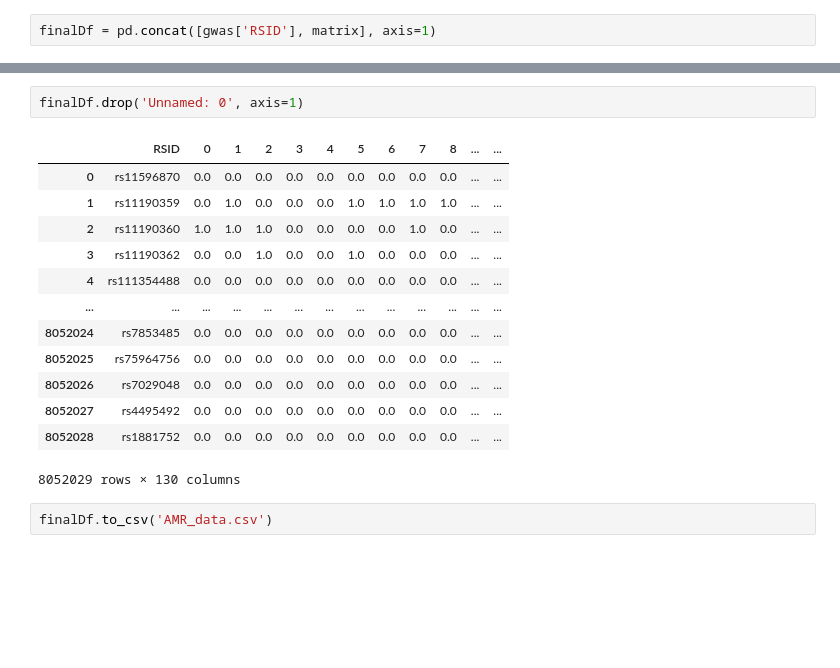
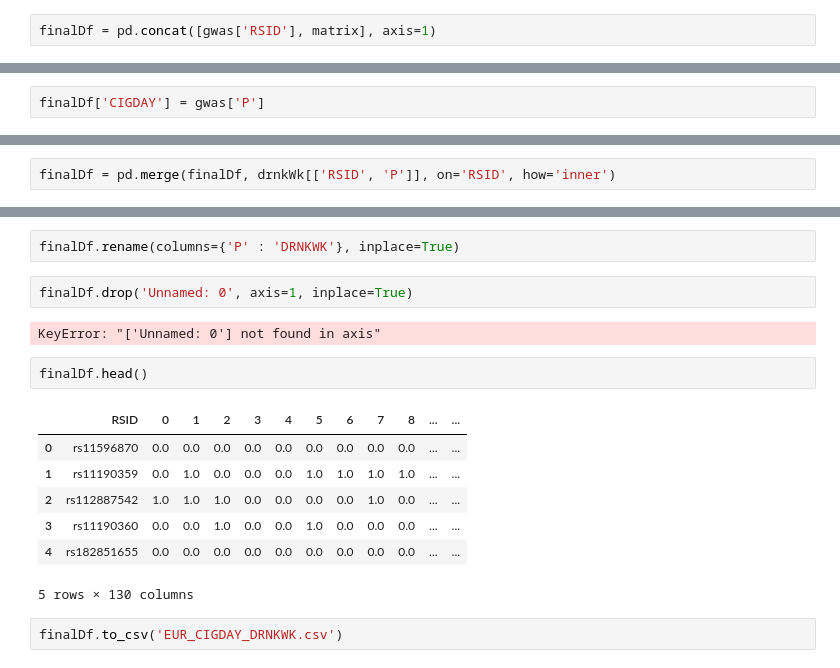
Before and after one commit to emilymliau/capstone, a Jupyter notebook: Annotation_Matrix.ipynb, the cells around one changed output, grey strips where cells are left out. Saved outputs shown, nothing was run; the diff lists cells and outputs as text; blank space fills up the shorter version.

```diff
--- a/Annotation_Matrix.ipynb
+++ b/Annotation_Matrix.ipynb
@@ -1189,0 +1172,2 @@ finalDf['DRNKWK'] = drnkWk['P']
+# %%
+finalDf['CIGDAY'] = gwas['P']
@@ -1189,0 +1178,2 @@ finalDf['DRNKWK'] = drnkWk['P']
+# %%
+finalDf = pd.merge(finalDf, drnkWk[['RSID', 'P']], on='RSID', how='inner')
@@ -1190,18 +1194,18 @@ finalDf['DRNKWK'] = drnkWk['P']
+# %%
+finalDf.rename(columns={'P' : 'DRNKWK'}, inplace=True)
 # %%
-finalDf.drop('Unnamed: 0', axis=1)
+finalDf.drop('Unnamed: 0', axis=1, inplace=True)
 # %% [output]
-|  | RSID | 0 | 1 | 2 | 3 | 4 | 5 | 6 | 7 | 8 | ... | ... |
-| 0 | rs11596870 | 0.0 | 0.0 | 0.0 | 0.0 | 0.0 | 0.0 | 0.0 | 0.0 | 0.0 | ... | ... |
-| 1 | rs11190359 | 0.0 | 1.0 | 0.0 | 0.0 | 0.0 | 1.0 | 1.0 | 1.0 | 1.0 | ... | ... |
-| 2 | rs11190360 | 1.0 | 1.0 | 1.0 | 0.0 | 0.0 | 0.0 | 0.0 | 1.0 | 0.0 | ... | ... |
-| 3 | rs11190362 | 0.0 | 0.0 | 1.0 | 0.0 | 0.0 | 1.0 | 0.0 | 0.0 | 0.0 | ... | ... |
-| 4 | rs111354488 | 0.0 | 0.0 | 0.0 | 0.0 | 0.0 | 0.0 | 0.0 | 0.0 | 0.0 | ... | ... |
-| ... | ... | ... | ... | ... | ... | ... | ... | ... | ... | ... | ... | ... |
-| 8052024 | rs7853485 | 0.0 | 0.0 | 0.0 | 0.0 | 0.0 | 0.0 | 0.0 | 0.0 | 0.0 | ... | ... |
-| 8052025 | rs75964756 | 0.0 | 0.0 | 0.0 | 0.0 | 0.0 | 0.0 | 0.0 | 0.0 | 0.0 | ... | ... |
-| 8052026 | rs7029048 | 0.0 | 0.0 | 0.0 | 0.0 | 0.0 | 0.0 | 0.0 | 0.0 | 0.0 | ... | ... |
-| 8052027 | rs4495492 | 0.0 | 0.0 | 0.0 | 0.0 | 0.0 | 0.0 | 0.0 | 0.0 | 0.0 | ... | ... |
-| 8052028 | rs1881752 | 0.0 | 0.0 | 0.0 | 0.0 | 0.0 | 0.0 | 0.0 | 0.0 | 0.0 | ... | ... |
-8052029 rows × 130 columns
+KeyError: "['Unnamed: 0'] not found in axis"
+# %%
+finalDf.head()
+# %% [output]
+|  | RSID | 0 | 1 | 2 | 3 | 4 | 5 | 6 | 7 | 8 | ... | ... |
+| 0 | rs11596870 | 0.0 | 0.0 | 0.0 | 0.0 | 0.0 | 0.0 | 0.0 | 0.0 | 0.0 | ... | ... |
+| 1 | rs11190359 | 0.0 | 1.0 | 0.0 | 0.0 | 0.0 | 1.0 | 1.0 | 1.0 | 1.0 | ... | ... |
+| 2 | rs112887542 | 1.0 | 1.0 | 1.0 | 0.0 | 0.0 | 0.0 | 0.0 | 1.0 | 0.0 | ... | ... |
+| 3 | rs11190360 | 0.0 | 0.0 | 1.0 | 0.0 | 0.0 | 1.0 | 0.0 | 0.0 | 0.0 | ... | ... |
+| 4 | rs182851655 | 0.0 | 0.0 | 0.0 | 0.0 | 0.0 | 0.0 | 0.0 | 0.0 | 0.0 | ... | ... |
+5 rows × 130 columns
 # %%
-finalDf.to_csv('AMR_data.csv')
+finalDf.to_csv('EUR_CIGDAY_DRNKWK.csv')
```
Also changed, not shown: parts of 12 cells of this notebook.
